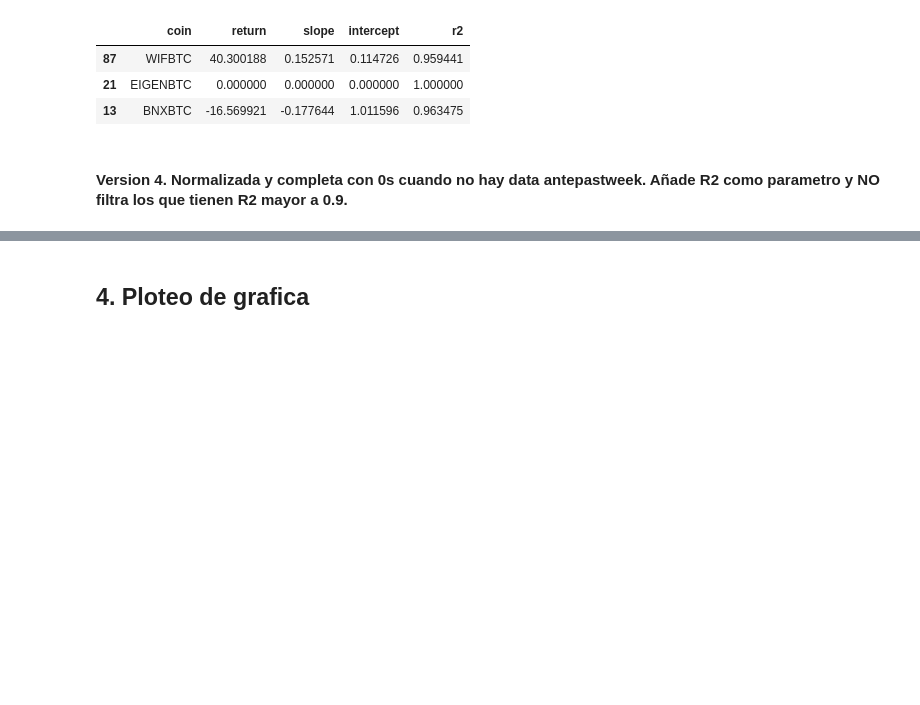
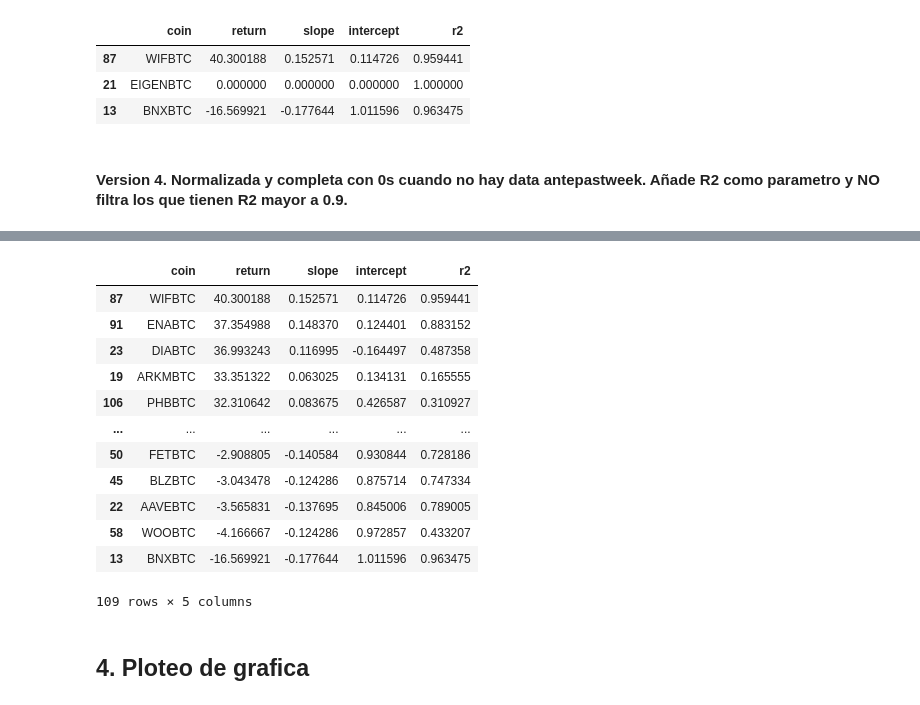
Before and after one commit to eduardogv/binance-momentum, a Jupyter notebook: binance_top_coins.ipynb, the cells around one changed output, grey strips where cells are left out. Drawn from its saved outputs; the diff is of its cells as text; code cells hidden in the pictures; blank space fills up the shorter version.

```diff
--- a/binance_top_coins.ipynb
+++ b/binance_top_coins.ipynb
@@ -653,3 +822,20 @@ df_v2_pastweek
+# %%
+#ANTEPAST WEEK ordenado por return
+df_v4_antepastweek.sort_values(by='return', ascending=False)
+# %% [output]
+|  | coin | return | slope | intercept | r2 |
+| 87 | WIFBTC | 40.300188 | 0.152571 | 0.114726 | 0.959441 |
+| 91 | ENABTC | 37.354988 | 0.148370 | 0.124401 | 0.883152 |
+| 23 | DIABTC | 36.993243 | 0.116995 | -0.164497 | 0.487358 |
+| 19 | ARKMBTC | 33.351322 | 0.063025 | 0.134131 | 0.165555 |
+| 106 | PHBBTC | 32.310642 | 0.083675 | 0.426587 | 0.310927 |
+| ... | ... | ... | ... | ... | ... |
+| 50 | FETBTC | -2.908805 | -0.140584 | 0.930844 | 0.728186 |
+| 45 | BLZBTC | -3.043478 | -0.124286 | 0.875714 | 0.747334 |
+| 22 | AAVEBTC | -3.565831 | -0.137695 | 0.845006 | 0.789005 |
+| 58 | WOOBTC | -4.166667 | -0.124286 | 0.972857 | 0.433207 |
+| 13 | BNXBTC | -16.569921 | -0.177644 | 1.011596 | 0.963475 |
+109 rows × 5 columns
 # %% [markdown]
 ## 4. Ploteo de grafica
 # %%
```
Also changed, not shown: parts of 8 cells of this notebook.
